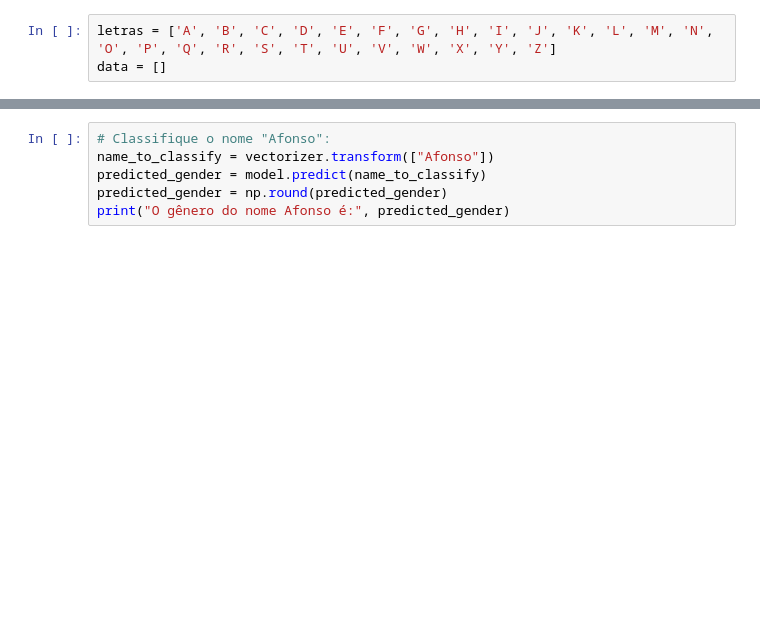
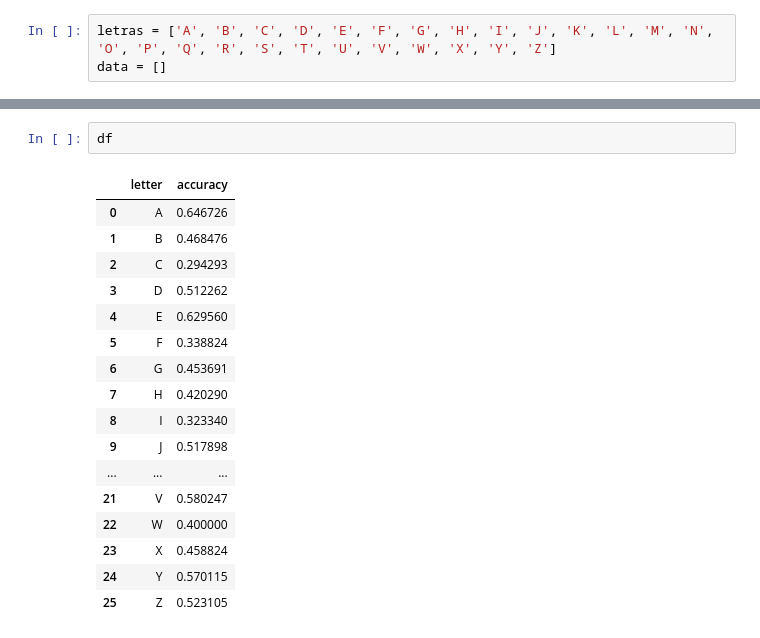
Before and after one commit to afonsolelis/redes_neurais, a Jupyter notebook: projeto/Etapa2/estudo_genero_tensorflow.ipynb, the cells around one changed output, grey strips where cells are left out. Saved outputs shown, nothing was run; the diff lists cells and outputs as text; blank space fills up the shorter version.

```diff
--- a/projeto/Etapa2/estudo_genero_tensorflow.ipynb
+++ b/projeto/Etapa2/estudo_genero_tensorflow.ipynb
@@ -99,6 +106,20 @@ plt.show()
-# %%
-# Classifique o nome "Afonso":
-name_to_classify = vectorizer.transform(["Afonso"])
-predicted_gender = model.predict(name_to_classify)
-predicted_gender = np.round(predicted_gender)
-print("O gênero do nome Afonso é:", predicted_gender)
+# %%
+df
+# %% [output]
+|  | letter | accuracy |
+| 0 | A | 0.646726 |
+| 1 | B | 0.468476 |
+| 2 | C | 0.294293 |
+| 3 | D | 0.512262 |
+| 4 | E | 0.629560 |
+| 5 | F | 0.338824 |
+| 6 | G | 0.453691 |
+| 7 | H | 0.420290 |
+| 8 | I | 0.323340 |
+| 9 | J | 0.517898 |
+| ... | ... | ... |
+| 21 | V | 0.580247 |
+| 22 | W | 0.400000 |
+| 23 | X | 0.458824 |
+| 24 | Y | 0.570115 |
+| 25 | Z | 0.523105 |
```
Also changed, not shown: parts of 3 cells of this notebook.
